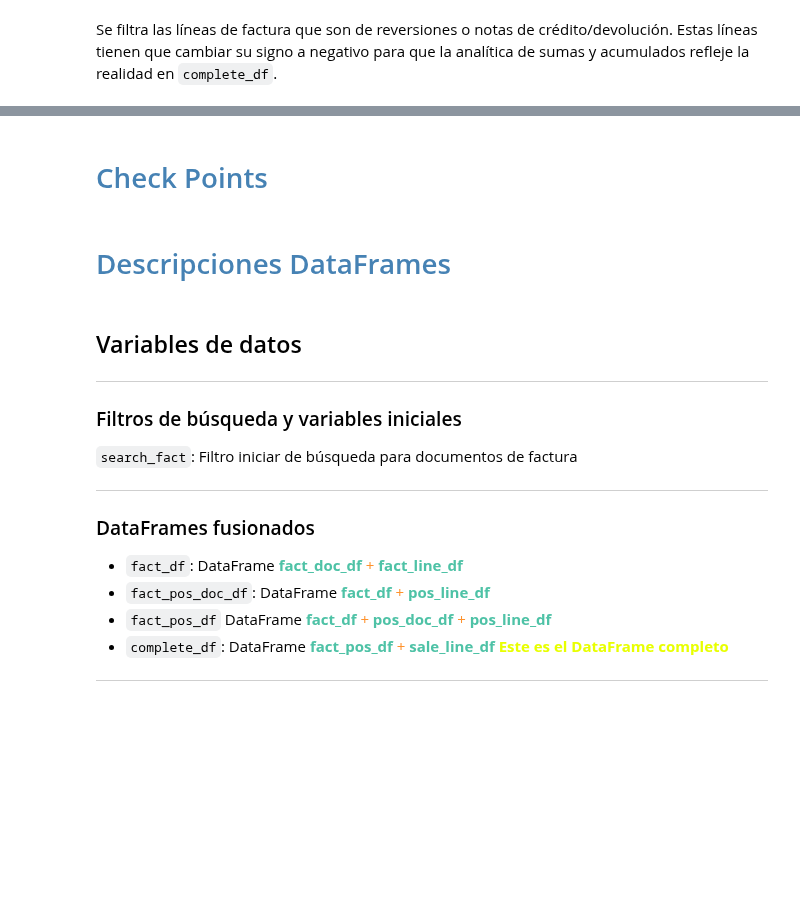
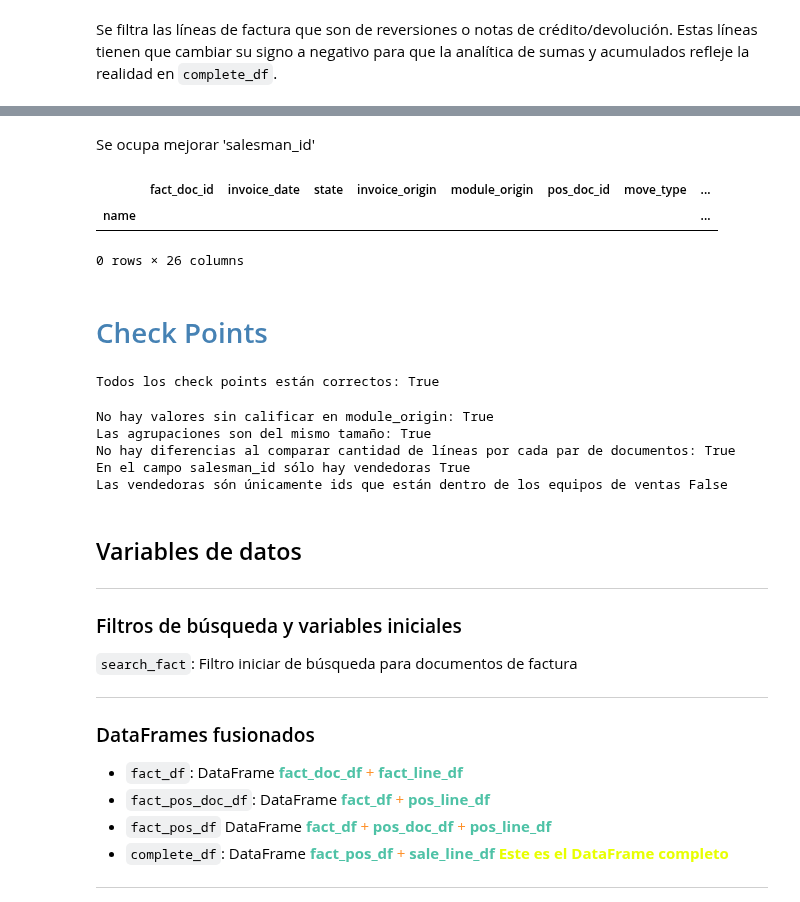
Before and after one commit to ecostichp/odoo_comisiones, a Jupyter notebook: algoritmo/beta_algoritmo.ipynb, the cells around one changed output, grey strips where cells are left out. Drawn from its saved outputs; the diff is of its cells as text; code cells hidden in the pictures; blank space fills up the shorter version.

Commit message:
Ya no hay campos en 'salesman_id' nulos. Falta mejorar la lógica.

```diff
--- a/algoritmo/beta_algoritmo.ipynb
+++ b/algoritmo/beta_algoritmo.ipynb
@@ -368,0 +404,31 @@ Por último, se tienen que corregir todas las líneas de `complete_df` que no ti
+# %%
+complete_df.loc[complete_df['module_origin'] == 'Contabilidad', 'salesman_id'] = complete_df.loc[complete_df['module_origin'] == 'Contabilidad', 'invoice_user_id']
+# %%
+for id in complete_df.loc[(complete_df['salesman_id'].isna()) & (complete_df['move_type'] == 'out_invoice')]['pos_line_id']:
+    pos_doc_for_line_not_found = complete_df.loc[complete_df['pos_line_id'] == id]['pos_doc_id'].iloc[0]
+    complete_df.loc[complete_df['pos_line_id'] == id, 'salesman_id'] = complete_df.loc[complete_df['pos_doc_id'] == pos_doc_for_line_not_found]['salesman_id'].iloc[0]
+# %%
+for id in complete_df.loc[(complete_df['salesman_id'].isna()) & (complete_df['move_type'] == 'out_refund')]['pos_line_id']:
+        refunded_pos_line_id = int(complete_df.loc[complete_df['pos_line_id'] == id]['refunded_orderline_id'].iloc[0])
+
+        if complete_df.loc[complete_df['pos_line_id'] == refunded_pos_line_id].empty:
+            pos_line_json_not_found = models.execute_kw(api_db, uid, api_clave, 'pos.order.line', 'read', [[refunded_pos_line_id]], {'fields': pos_line_fields})
+            sale_line_json_pos_not_found = models.execute_kw(api_db, uid, api_clave, 'sale.order.line', 'read', [pos_line_json_not_found[0]['sale_order_line_id'][0]], {'fields': sale_line_fields})
+            complete_df.loc[complete_df['pos_line_id'] == id, 'salesman_id'] = sale_line_json_pos_not_found[0]['salesman_id'][0]
+        else:
+            complete_df.loc[complete_df['pos_line_id'] == id, 'salesman_id'] = complete_df.loc[complete_df['pos_line_id'] == refunded_pos_line_id]['salesman_id'].iloc[0]
+# %%
+for id in complete_df.loc[complete_df['salesman_id'].isna()]['pos_line_id']:
+        pos_line_json_not_found = models.execute_kw(api_db, uid, api_clave, 'pos.order.line', 'read', [[int(id)]], {'fields': ['sale_order_origin_id']})
+        sale_line_id_pos_not_found = int(pos_line_json_not_found[0]['sale_order_origin_id'][0])
+        sale_line_json_pos_not_found = models.execute_kw(api_db, uid, api_clave, 'sale.order', 'read', [[sale_line_id_pos_not_found]], {'fields': ['user_id']})
+        salesman_id_not_found = int(sale_line_json_pos_not_found[0]['user_id'][0])
+        complete_df.loc[complete_df['pos_line_id'] == id, 'salesman_id'] = salesman_id_not_found
+# %% [markdown]
+Se ocupa mejorar 'salesman_id'
+# %%
+complete_df.loc[complete_df['salesman_id'].isna()]
+# %% [output]
+|  | fact_doc_id | invoice_date | state | invoice_origin | module_origin | pos_doc_id | move_type | ... |
+| name |  |  |  |  |  |  |  | ... |
+0 rows × 26 columns
@@ -369,11 +438,19 @@ Por último, se tienen que corregir todas las líneas de `complete_df` que no ti
 # %% [markdown]
 # <span style="color:steelblue">Check Points<span>
 # %%
-check_all = check_1 and check_total_size and check_each_document_size
+check_all = check_1 and check_total_size and check_each_document_size and check_salesman_id and check_salesman_id_just_salesteams
 print('Todos los check points están correctos:', check_all)
+# %% [output]
+Todos los check points están correctos: True
 # %%
 print('No hay valores sin calificar en module_origin:', check_1)
 print('Las agrupaciones son del mismo tamaño:', check_total_size)
 print('No hay diferencias al comparar cantidad de líneas por cada par de documentos:', check_each_document_size)
+print('En el campo salesman_id sólo hay vendedoras', check_salesman_id)
+print('Las vendedoras són únicamente ids que están dentro de los equipos de ventas', check_salesman_id_just_salesteams)
+# %% [output]
+No hay valores sin calificar en module_origin: True
+Las agrupaciones son del mismo tamaño: True
+No hay diferencias al comparar cantidad de líneas por cada par de documentos: True
+En el campo salesman_id sólo hay vendedoras True
+Las vendedoras són únicamente ids que están dentro de los equipos de ventas False
-# %% [markdown]
-# <span style="color:steelblue">Descripciones DataFrames<span>
```
Also changed, not shown: parts of 20 cells of this notebook, 1 other file.
